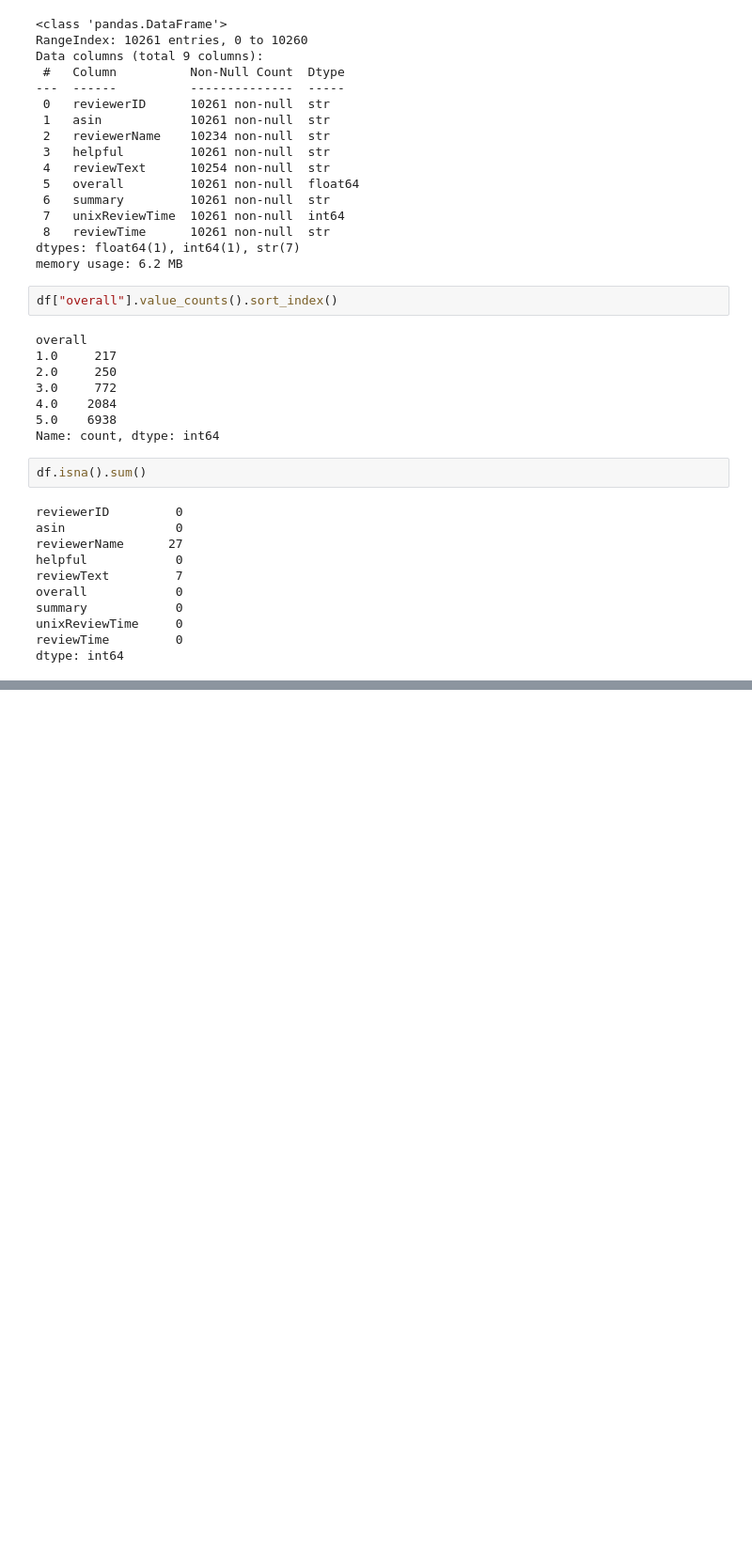
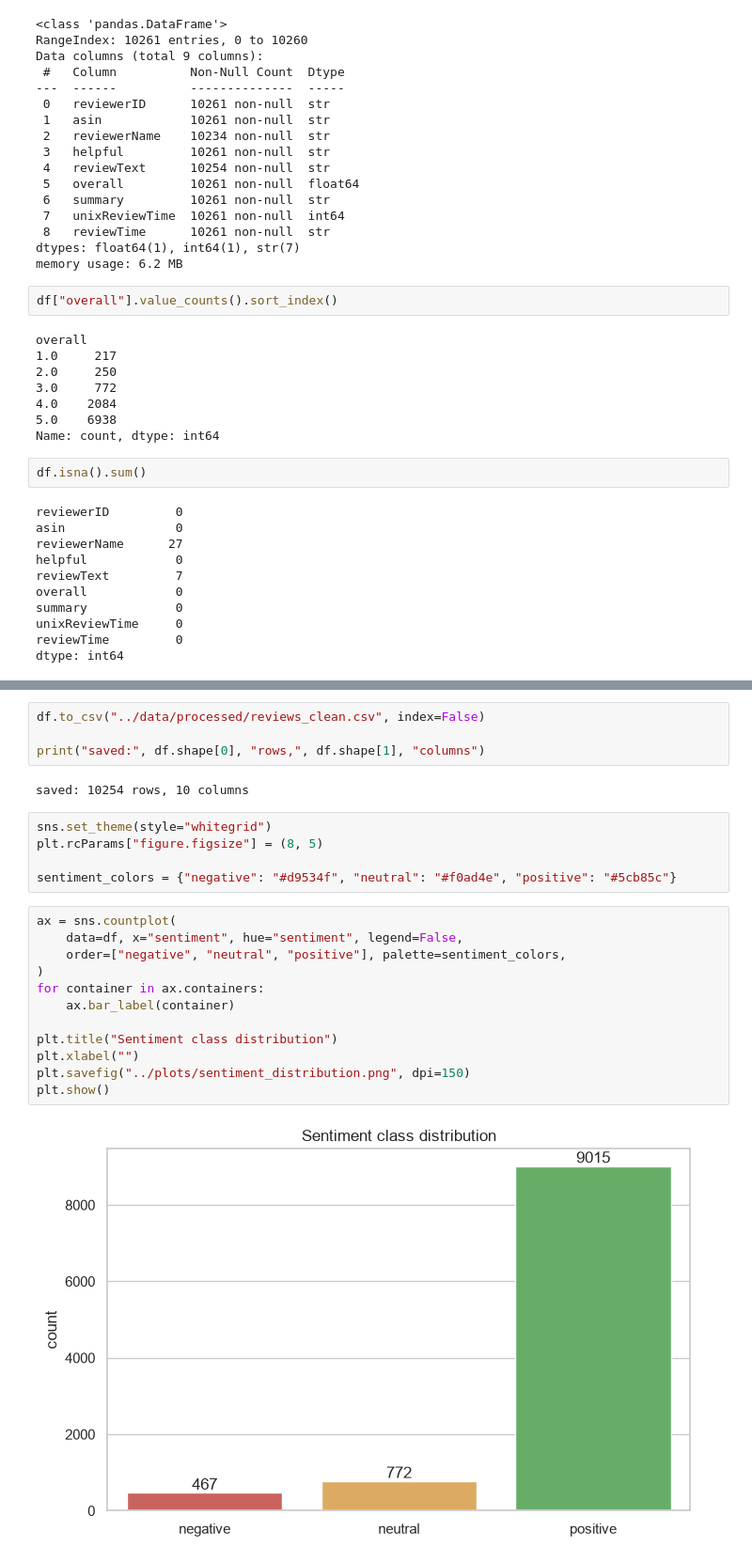
Before and after one commit to Rouen-03/sentiment-analysis-reviews, a Jupyter notebook: notebooks/01_data_cleaning_and_eda.ipynb, the cells around one changed output, grey strips where cells are left out. Shown at 94% size. Cells and saved outputs as stored; diff of their text form; blank space fills up the shorter version.

```diff
--- a/notebooks/01_data_cleaning_and_eda.ipynb
+++ b/notebooks/01_data_cleaning_and_eda.ipynb
@@ -114,0 +144,25 @@ print("saved:", df.shape[0], "rows,", df.shape[1], "columns")
+# %%
+df.to_csv("../data/processed/reviews_clean.csv", index=False)
+
+print("saved:", df.shape[0], "rows,", df.shape[1], "columns")
+# %% [output]
+saved: 10254 rows, 10 columns
+# %%
+sns.set_theme(style="whitegrid")
+plt.rcParams["figure.figsize"] = (8, 5)
+
+sentiment_colors = {"negative": "#d9534f", "neutral": "#f0ad4e", "positive": "#5cb85c"}
+# %%
+ax = sns.countplot(
+    data=df, x="sentiment", hue="sentiment", legend=False,
+    order=["negative", "neutral", "positive"], palette=sentiment_colors,
+)
+for container in ax.containers:
+    ax.bar_label(container)
+
+plt.title("Sentiment class distribution")
+plt.xlabel("")
+plt.savefig("../plots/sentiment_distribution.png", dpi=150)
+plt.show()
+# %% [output]
+[figure, added]
```
Also changed, not shown: parts of 28 cells of this notebook.
